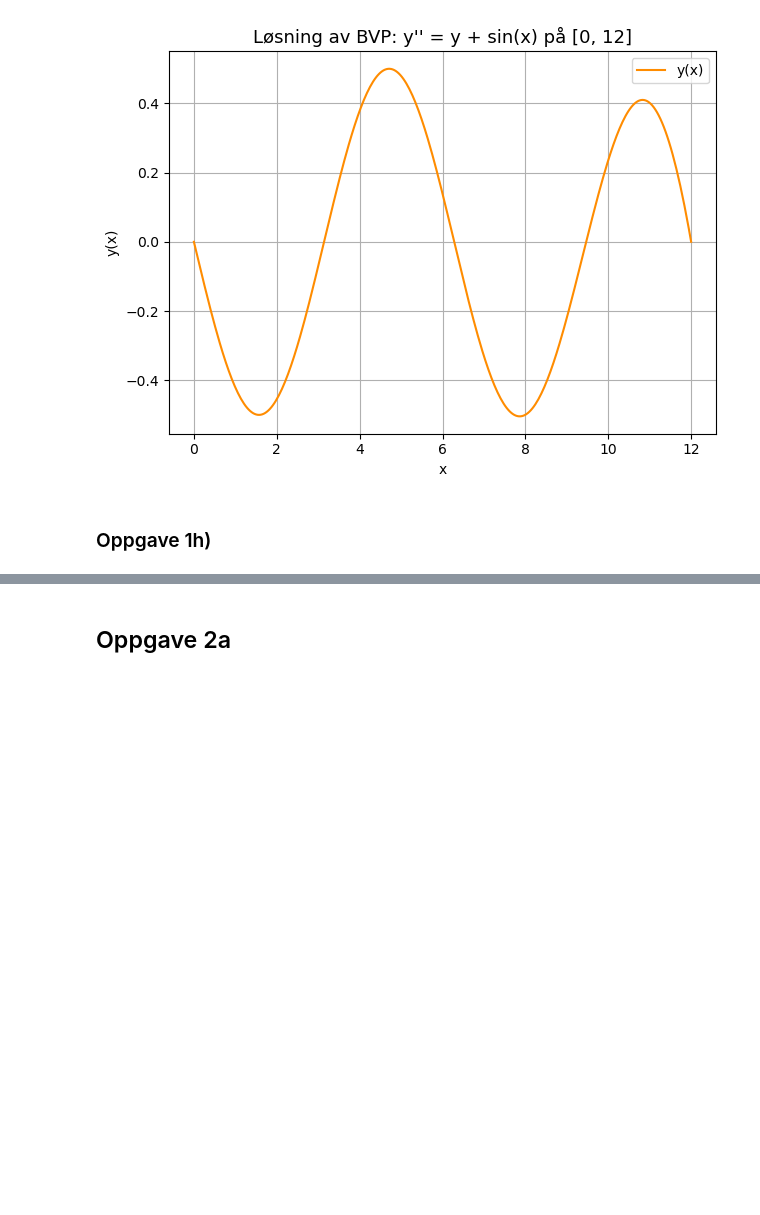
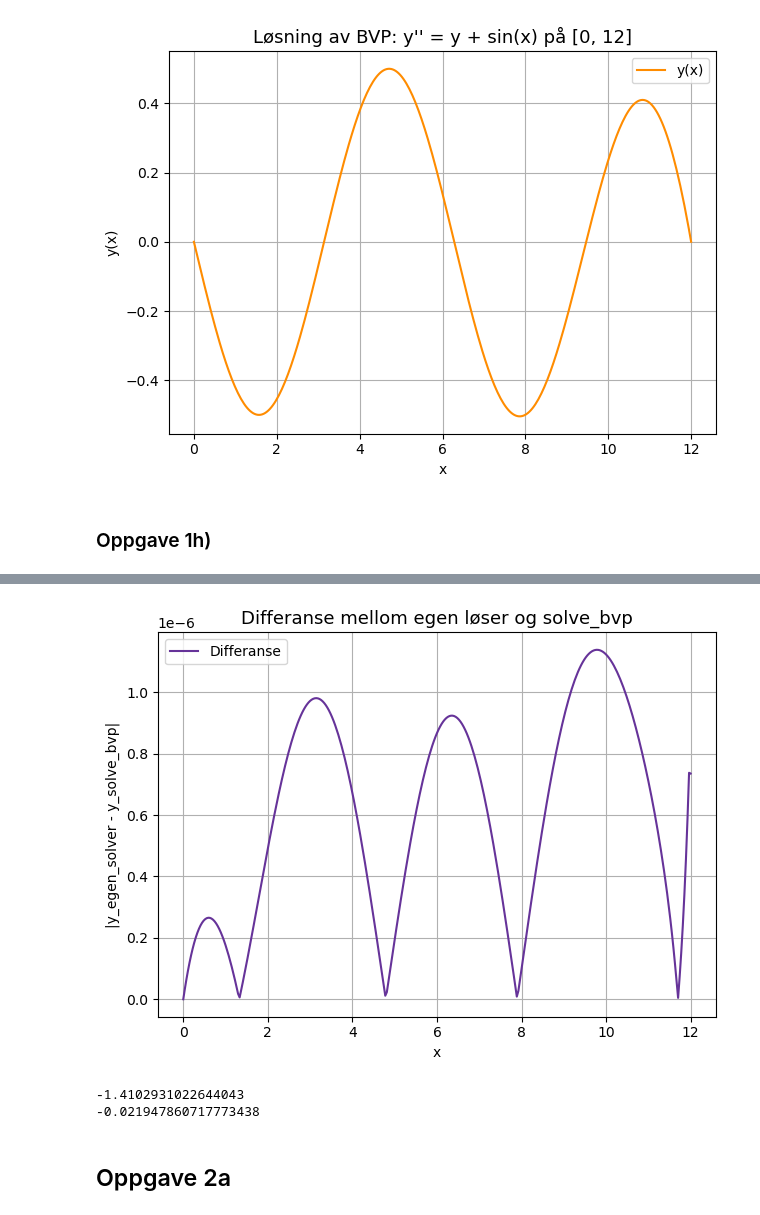
Before and after one commit to cfure3-svg/prosjekt3, a Jupyter notebook: prosjekt3_1504.ipynb, the cells around one changed output, grey strips where cells are left out. Drawn from its saved outputs; the diff is of its cells as text; code cells hidden in the pictures; blank space fills up the shorter version.

```diff
--- a/prosjekt3_1504.ipynb
+++ b/prosjekt3_1504.ipynb
@@ -406,3 +420,33 @@ plt.show()
+# %%
+# Sammenlinger
+differanse = []
+
+for i in range(0, len(x_verdier_g)):
+    diff = abs(y_verdier_h[i] - y_verdier_g[:,0][i])
+    differanse.append(diff)
+
+# Plot for differanse mellom sekant+BVP og solve_bvp
+plt.plot(x_verdier_h, differanse, label = "Differanse", color = "rebeccapurple")
+
+plt.title("Differanse mellom egen løser og solve_bvp", size = 13)
+plt.xlabel("x")
+plt.ylabel("|y_egen_solver - y_solve_bvp|")
+
+plt.tight_layout()
+plt.grid(True)
+plt.legend()
+plt.show()
+# %% [output]
+[figure, added]
+# %%
+# Sammenligner tiden i 1g) og 1h)
+tid_g = timer_start_g - timer_slutt_g
+tid_h = timer_start_h - timer_slutt_h
+print(tid_g)
+print(tid_h)
+# %% [output]
+-1.4102931022644043
+-0.021947860717773438
 # %% [markdown]
 ## Oppgave 2a
 # %% [markdown]
```
Also changed, not shown: parts of 6 cells of this notebook.
